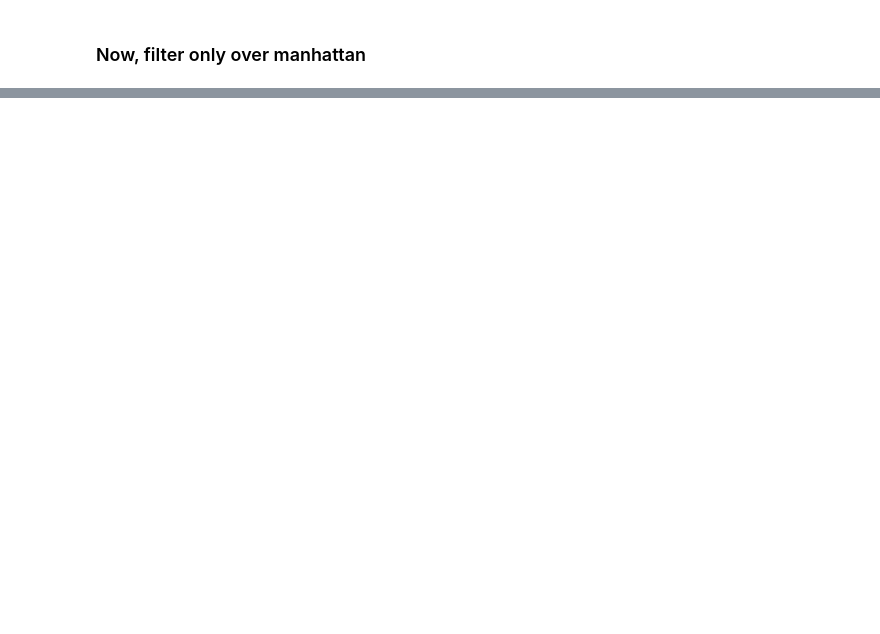
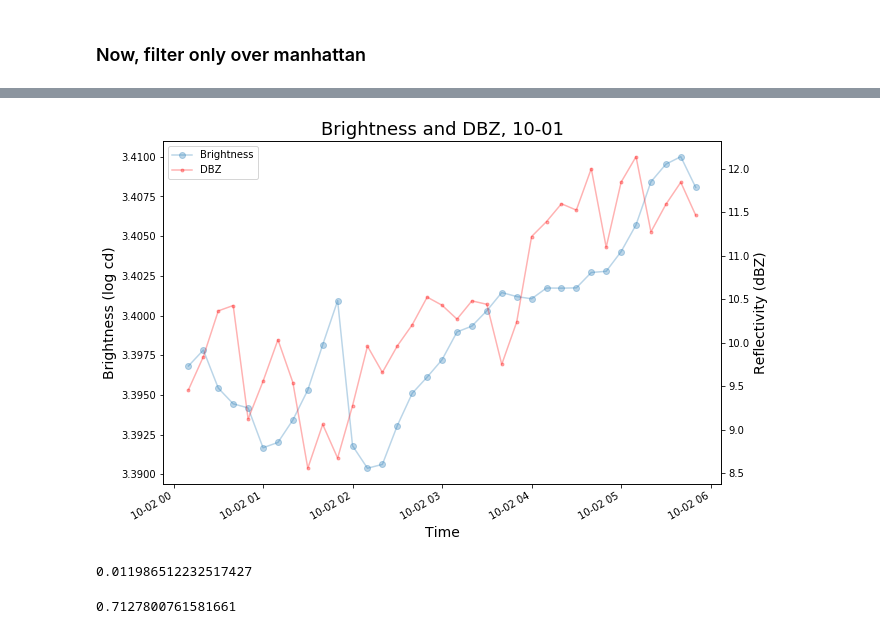
Before and after one commit to cmoscardi/independent_2018, a Jupyter notebook: join/join_oct1.ipynb, the cells around one changed output, grey strips where cells are left out. Cells and saved outputs as stored; diff of their text form; code cells hidden in the pictures; blank space fills up the shorter version.

```diff
--- a/join/join_oct1.ipynb
+++ b/join/join_oct1.ipynb
@@ -180,0 +152,15 @@ joined.groupby("timestamp").apply(lambda g: np.corrcoef(g["dbzh"], g["z"])[0, 1]
+# %%
+after_begins = (mgd['timestamp'] > '2017-10-02 00:00:00')
+fancy_plot(mgd[after_begins])
+np.corrcoef(mgd[after_begins]["dbzh"], mgd[after_begins]["z"])[0,1]
+# %% [output]
+[figure, added]
+0.011986512232517427
+# %%
+ma = mgd[after_begins].groupby("timestamp")[["dbzh", "z"]].mean()
+from sklearn.preprocessing import StandardScaler
+dbz = StandardScaler().fit_transform(ma["dbzh"].values.reshape(-1, 1))
+bgd = StandardScaler().fit_transform(ma["z"].values.reshape(-1, 1))
+np.corrcoef(bgd[:, 0], dbz[:, 0])[1, 0]
+# %% [output]
+0.7127800761581661
```
Also changed, not shown: parts of 24 cells of this notebook, 6 other files.
